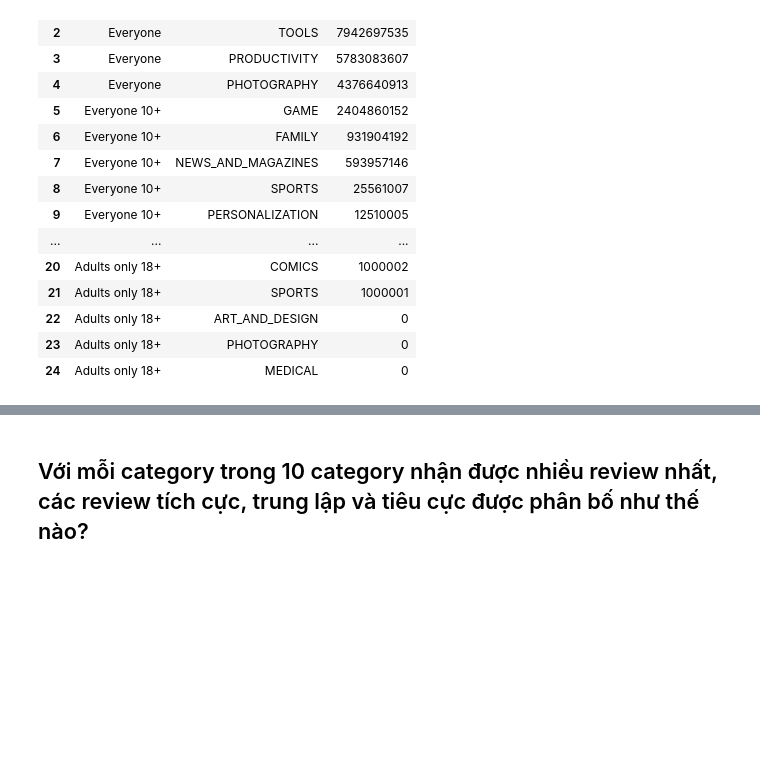
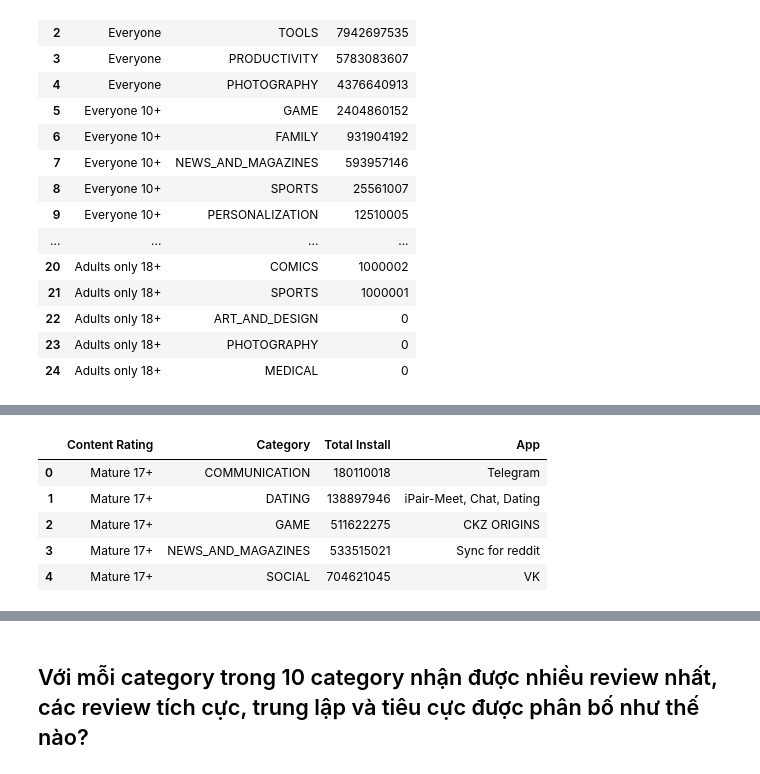
Before and after one commit to tqthangbl/P4DS-FinalProject, a Jupyter notebook: notebook.ipynb, the cells around one changed output, grey strips where cells are left out. Drawn from its saved outputs; the diff is of its cells as text; code cells hidden in the pictures; blank space fills up the shorter version.

```diff
--- a/notebook.ipynb
+++ b/notebook.ipynb
@@ -996,0 +899,15 @@ category_crating_df
+# %%
+view_content_rating = 'Mature 17+'
+df = category_crating_df[category_crating_df['Content Rating'] == view_content_rating]
+df = df.merge(app_df[['App', 'Content Rating', 'Category']], \
+                        on=['Content Rating', 'Category'])
+df = df.groupby(['Content Rating', 'Category', 'Total Install'])\
+                                         .apply(lambda x: x.sample(1)).reset_index(drop=True)
+df
+# %% [output]
+|  | Content Rating | Category | Total Install | App |
+| 0 | Mature 17+ | COMMUNICATION | 180110018 | Telegram |
+| 1 | Mature 17+ | DATING | 138897946 | iPair-Meet, Chat, Dating |
+| 2 | Mature 17+ | GAME | 511622275 | CKZ ORIGINS |
+| 3 | Mature 17+ | NEWS_AND_MAGAZINES | 533515021 | Sync for reddit |
+| 4 | Mature 17+ | SOCIAL | 704621045 | VK |
```
Also changed, not shown: parts of 29 cells of this notebook.
